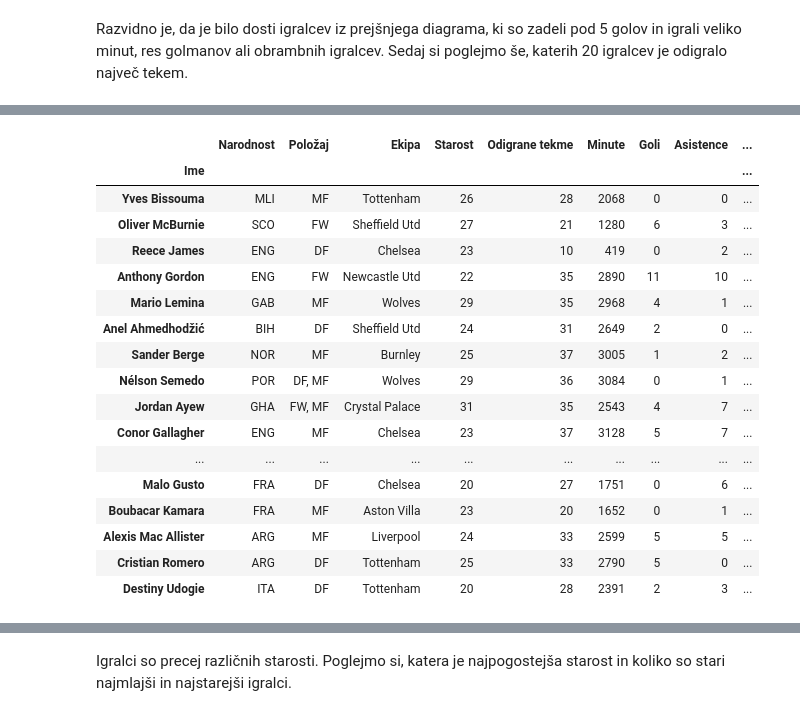
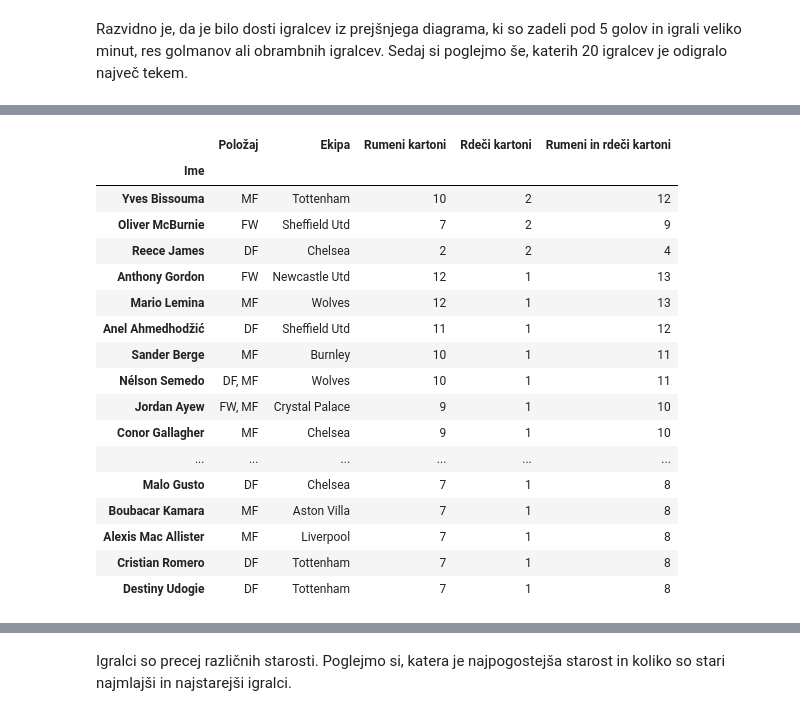
Before and after one commit to AjdaKmetic/Projektna_naloga_UVP, a Jupyter notebook: analiza.ipynb, the cells around one changed output, grey strips where cells are left out. Drawn from its saved outputs; the diff is of its cells as text; code cells hidden in the pictures.

```diff
--- a/analiza.ipynb
+++ b/analiza.ipynb
@@ -140,23 +143,23 @@ Način igre posameznika lahko opazujemo tudi preko števila prejetih rdečih kar
 # %%
 df['Rumeni in rdeči kartoni'] = df['Rdeči kartoni'] + df['Rumeni kartoni']
-urejeno_rdeci_rumeni = df.sort_values(['Rdeči kartoni', 'Rumeni kartoni'], ascending=[False, False])
-urejeno_rdeci_rumeni.head(20)
+urejeno_rdeci_rumeni = df.sort_values(['Rdeči kartoni', 'Rumeni kartoni'], ascending=[False, False]).head(20)
+urejeno_rdeci_rumeni[['Položaj', 'Ekipa', 'Rumeni kartoni', 'Rdeči kartoni', 'Rumeni in rdeči kartoni']]
 # %% [output]
-|  | Narodnost | Položaj | Ekipa | Starost | Odigrane tekme | Minute | Goli | Asistence | ... |
-| Ime |  |  |  |  |  |  |  |  | ... |
-| Yves Bissouma | MLI | MF | Tottenham | 26 | 28 | 2068 | 0 | 0 | ... |
-| Oliver McBurnie | SCO | FW | Sheffield Utd | 27 | 21 | 1280 | 6 | 3 | ... |
-| Reece James | ENG | DF | Chelsea | 23 | 10 | 419 | 0 | 2 | ... |
-| Anthony Gordon | ENG | FW | Newcastle Utd | 22 | 35 | 2890 | 11 | 10 | ... |
-| Mario Lemina | GAB | MF | Wolves | 29 | 35 | 2968 | 4 | 1 | ... |
-| Anel Ahmedhodžić | BIH | DF | Sheffield Utd | 24 | 31 | 2649 | 2 | 0 | ... |
-| Sander Berge | NOR | MF | Burnley | 25 | 37 | 3005 | 1 | 2 | ... |
-| Nélson Semedo | POR | DF, MF | Wolves | 29 | 36 | 3084 | 0 | 1 | ... |
-| Jordan Ayew | GHA | FW, MF | Crystal Palace | 31 | 35 | 2543 | 4 | 7 | ... |
-| Conor Gallagher | ENG | MF | Chelsea | 23 | 37 | 3128 | 5 | 7 | ... |
-| ... | ... | ... | ... | ... | ... | ... | ... | ... | ... |
-| Malo Gusto | FRA | DF | Chelsea | 20 | 27 | 1751 | 0 | 6 | ... |
-| Boubacar Kamara | FRA | MF | Aston Villa | 23 | 20 | 1652 | 0 | 1 | ... |
-| Alexis Mac Allister | ARG | MF | Liverpool | 24 | 33 | 2599 | 5 | 5 | ... |
-| Cristian Romero | ARG | DF | Tottenham | 25 | 33 | 2790 | 5 | 0 | ... |
-| Destiny Udogie | ITA | DF | Tottenham | 20 | 28 | 2391 | 2 | 3 | ... |
+|  | Položaj | Ekipa | Rumeni kartoni | Rdeči kartoni | Rumeni in rdeči kartoni |
+| Ime |  |  |  |  |  |
+| Yves Bissouma | MF | Tottenham | 10 | 2 | 12 |
+| Oliver McBurnie | FW | Sheffield Utd | 7 | 2 | 9 |
+| Reece James | DF | Chelsea | 2 | 2 | 4 |
+| Anthony Gordon | FW | Newcastle Utd | 12 | 1 | 13 |
+| Mario Lemina | MF | Wolves | 12 | 1 | 13 |
+| Anel Ahmedhodžić | DF | Sheffield Utd | 11 | 1 | 12 |
+| Sander Berge | MF | Burnley | 10 | 1 | 11 |
+| Nélson Semedo | DF, MF | Wolves | 10 | 1 | 11 |
+| Jordan Ayew | FW, MF | Crystal Palace | 9 | 1 | 10 |
+| Conor Gallagher | MF | Chelsea | 9 | 1 | 10 |
+| ... | ... | ... | ... | ... | ... |
+| Malo Gusto | DF | Chelsea | 7 | 1 | 8 |
+| Boubacar Kamara | MF | Aston Villa | 7 | 1 | 8 |
+| Alexis Mac Allister | MF | Liverpool | 7 | 1 | 8 |
+| Cristian Romero | DF | Tottenham | 7 | 1 | 8 |
+| Destiny Udogie | DF | Tottenham | 7 | 1 | 8 |
```
Also changed, not shown: parts of 9 cells of this notebook.
